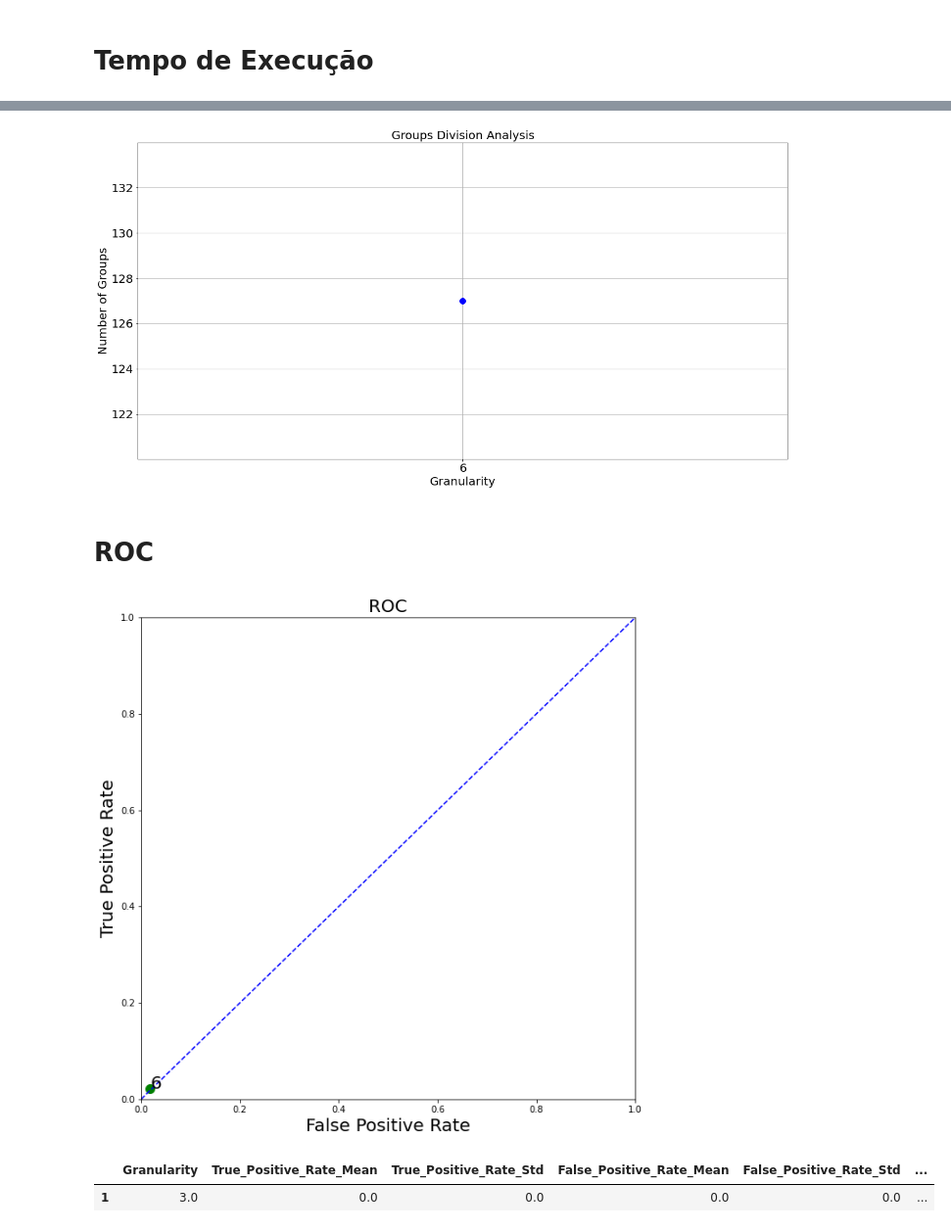
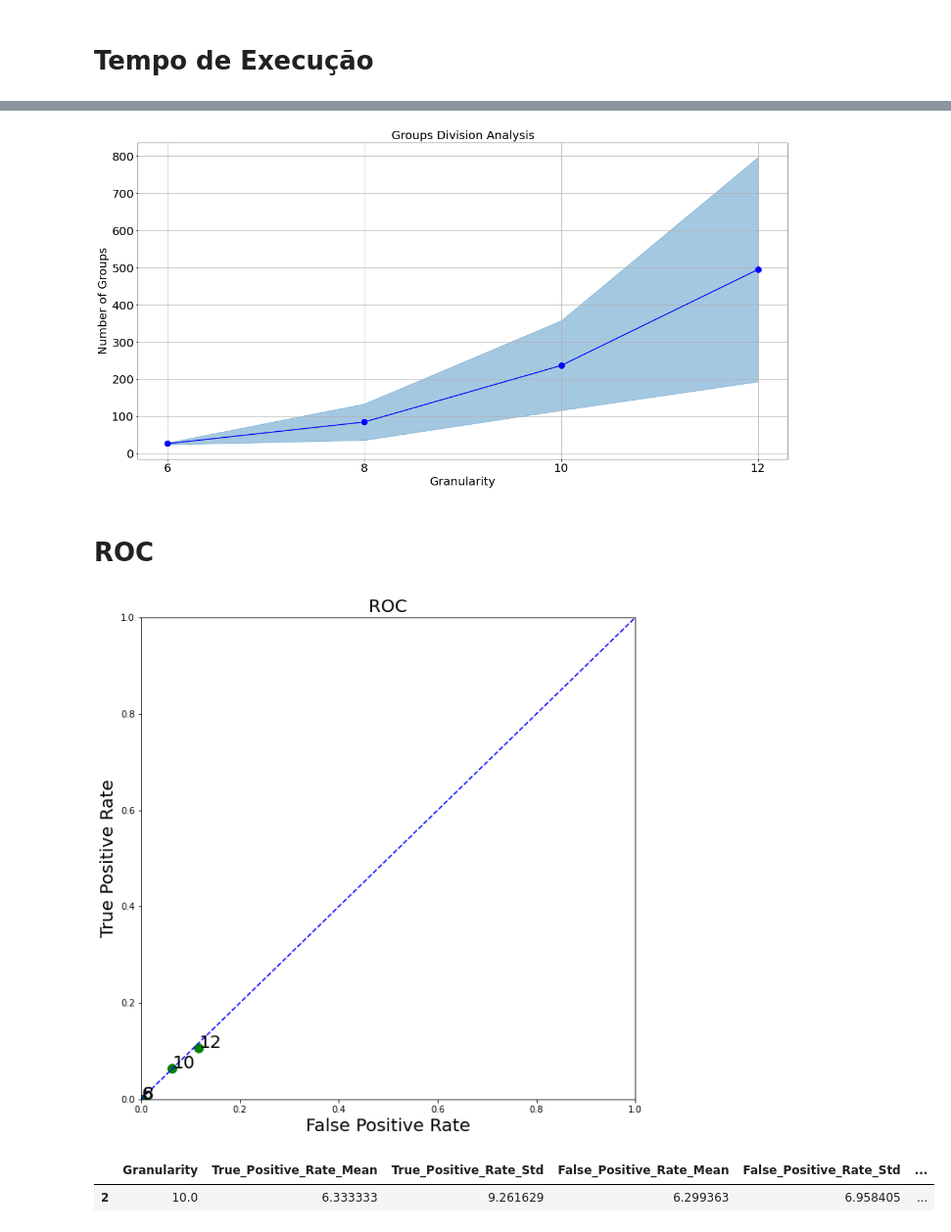
Before and after one commit to eduardopaguiar/Anomaly_Detection, a Jupyter notebook: results.ipynb, the cells around one changed output, grey strips where cells are left out. Shown: that part at 98% size. Cells and saved outputs as stored; diff of their text form; code cells hidden in the pictures.

```diff
--- a/results.ipynb
+++ b/results.ipynb
@@ -19,9 +19,9 @@ results_df = pd.DataFrame(columns = ['Granularity',
                                      'Execution_Time_Mean', 'Execution_Time_Std'])
 
 
-list_gra = [6]#,5
+list_gra = [6,8,10,12]
 
-iterations =8
+iterations =4
 
 for i in list_gra:
     df = pd.DataFrame(columns = ['Granularity',
@@ -206,7 +209,7 @@ plt.grid()
 plt.savefig('results/Number_of_Groups.png', bbox_inches='tight')
 plt.show()
 # %% [output]
-[figure, old version]
+[figure, new version]
 # %% [markdown]
 # ROC
 # %%
@@ -226,10 +229,10 @@ plt.savefig('results/ROC_2.png', bbox_inches='tight')
 
 plt.show()
 # %% [output]
-[figure, old version]
+[figure, new version]
 # %%
-df[df['Granularity'] == 3
+df[df['Granularity'] == 10]
 # %% [output]
 |  | Granularity | True_Positive_Rate_Mean | True_Positive_Rate_Std | False_Positive_Rate_Mean | False_Positive_Rate_Std | ... |
-| 1 | 3.0 | 0.0 | 0.0 | 0.0 | 0.0 | ... |
+| 2 | 10.0 | 6.333333 | 9.261629 | 6.299363 | 6.958405 | ... |
 # %%
```
Also changed, not shown: parts of 7 cells of this notebook, 4 other files.
